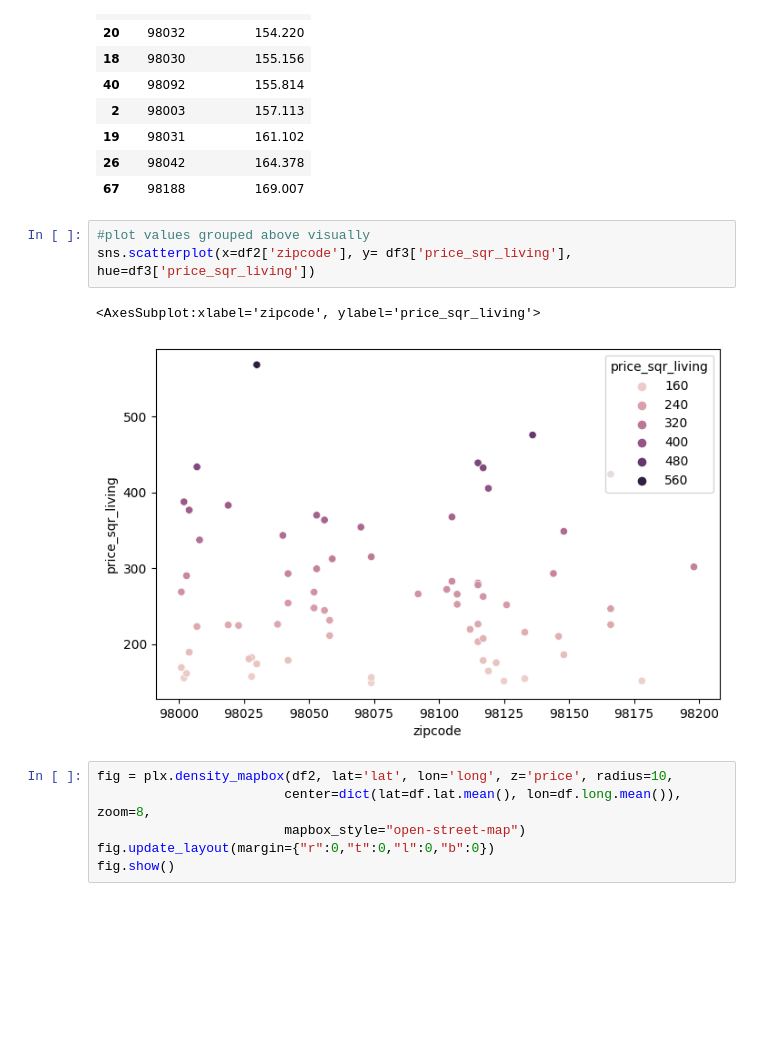
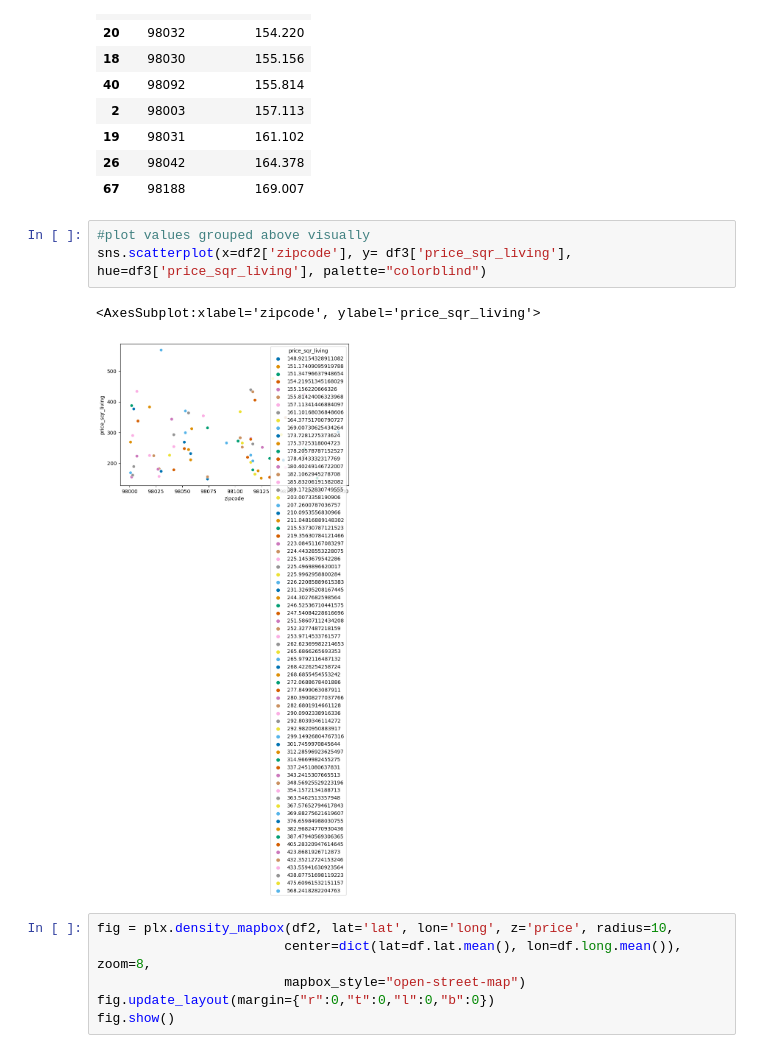
Before and after one commit to henryklange/ds-eda-soloproject, a Jupyter notebook: EDA.ipynb, the cells around one changed output. Saved outputs shown, nothing was run; the diff lists cells and outputs as text; blank space fills up the shorter version.

```diff
--- a/EDA.ipynb
+++ b/EDA.ipynb
@@ -223,10 +228,10 @@ df3.sort_values('price_sqr_living').head(10)
 | 67 | 98188 | 169.007 |
 # %%
 #plot values grouped above visually
-sns.scatterplot(x=df2['zipcode'], y= df3['price_sqr_living'], hue=df3['price_sqr_living'])
+sns.scatterplot(x=df2['zipcode'], y= df3['price_sqr_living'], hue=df3['price_sqr_living'], palette="colorblind")
 # %% [output]
 <AxesSubplot:xlabel='zipcode', ylabel='price_sqr_living'>
-[figure, old version]
+[figure, new version]
 # %%
 fig = plx.density_mapbox(df2, lat='lat', lon='long', z='price', radius=10,
                         center=dict(lat=df.lat.mean(), lon=df.long.mean()), zoom=8,
```
Also changed, not shown: parts of 5 cells of this notebook, 3 other files.
